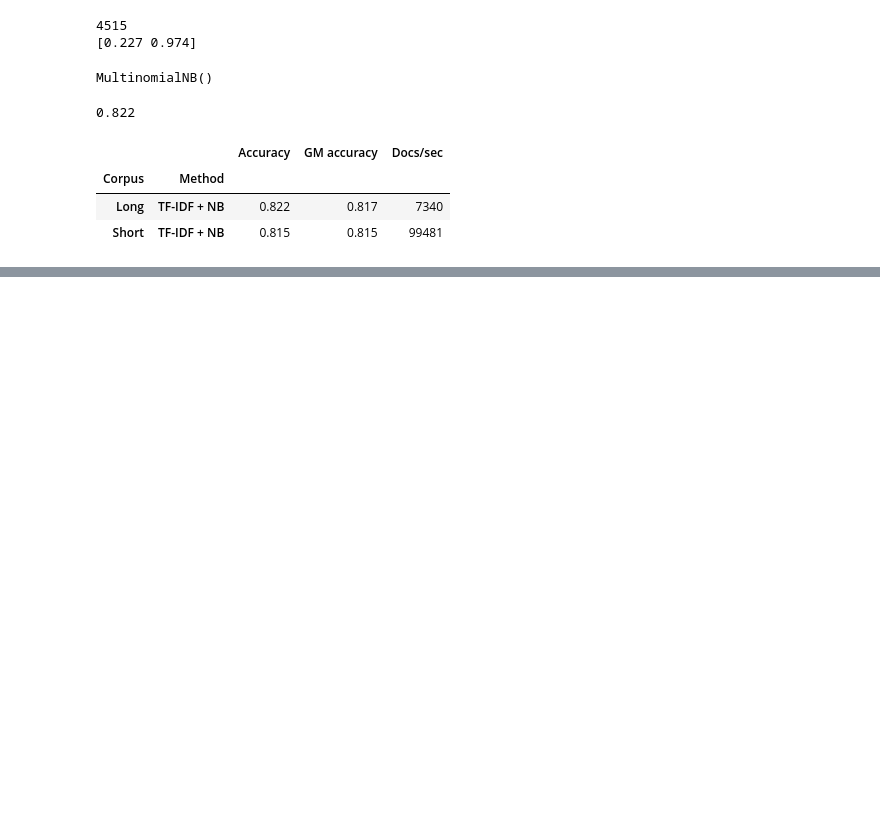
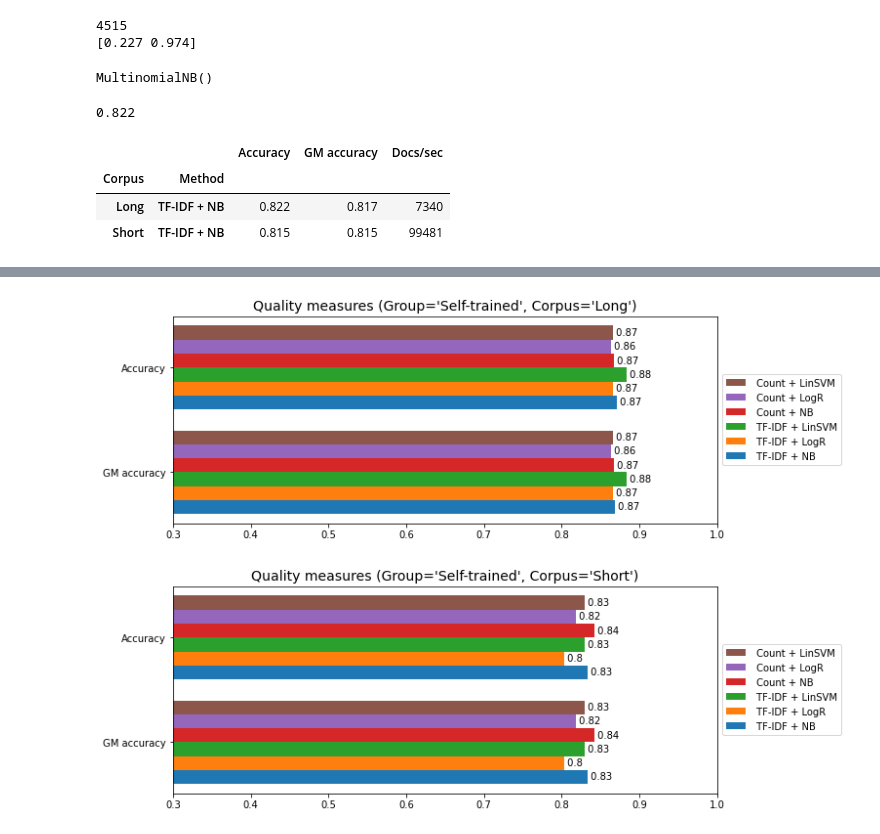
Before and after one commit to a-stephen/sentiment-analysis, a Jupyter notebook: senti_analysis.ipynb, the cells around one changed output, grey strips where cells are left out. Drawn from its saved outputs; the diff is of its cells as text; code cells hidden in the pictures; blank space fills up the shorter version.

Commit message:
Visualization + Models evaluation: Bar Plots

```diff
--- a/senti_analysis.ipynb
+++ b/senti_analysis.ipynb
@@ -622,0 +638,5 @@ Processing 5 of 6: TF-IDF + LogR ...
+# %%
+plot_results(group='Self-trained', var_names=['Accuracy', 'GM accuracy'], title='Quality measures', round_digits=2, lower_limit=0.3, upper_limit=1.0)
+# %% [output]
+[figure, added]
+[figure, added]
```
Also changed, not shown: parts of 2 cells of this notebook.
